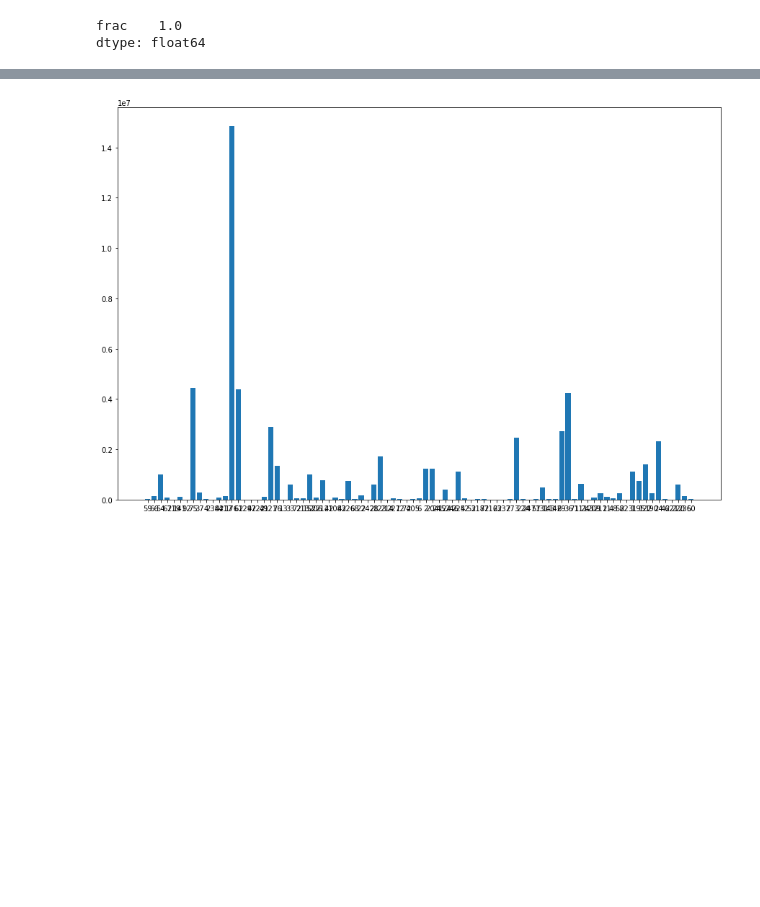
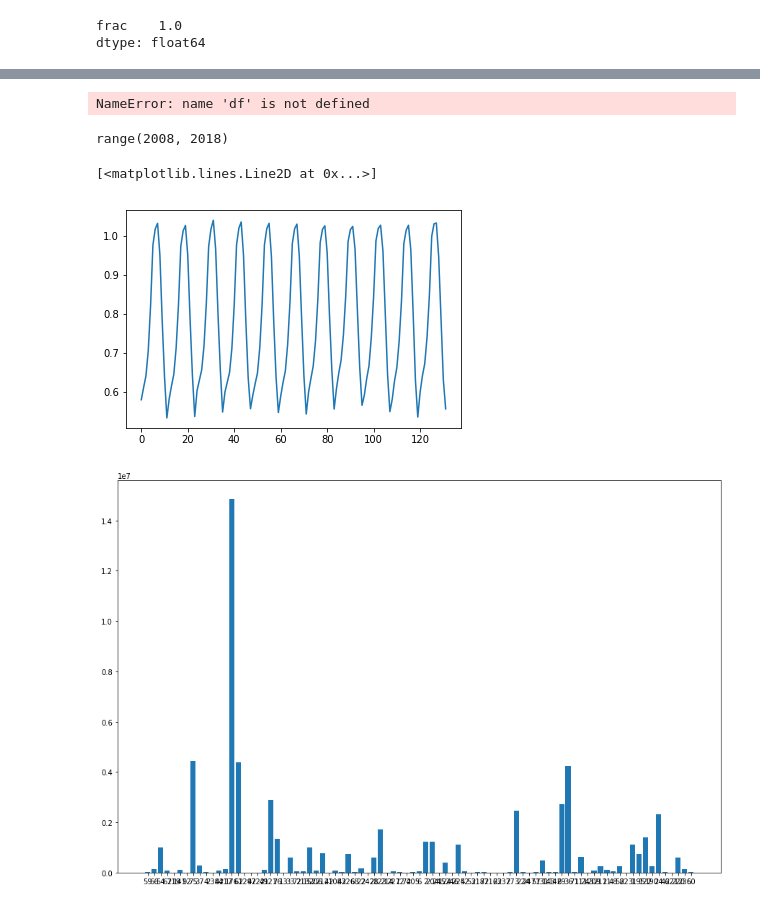
Before and after one commit to kashingtonDC/cvwbm, a Jupyter notebook: code/CDL_kc.ipynb, the cells around one changed output, grey strips where cells are left out. Drawn from its saved outputs; the diff is of its cells as text; code cells hidden in the pictures; blank space fills up the shorter version.

```diff
--- a/code/CDL_kc.ipynb
+++ b/code/CDL_kc.ipynb
@@ -402,0 +411,42 @@ mdf.m1.sum()
+# %%
+df.columns
+# %% [output]
+NameError: name 'df' is not defined
+# %%
+for i in range(2008, 2018)
+print(years)
+# %% [output]
+range(2008, 2018)
+# %%
+# Disaggregate the annual fractions to the FMP fractions
+
+multipliers = []
+
+# Loop through the annual CDL fractions dict
+for i in fractions:
+    fmp = {k: 0 for k in range(1, 1+len(cdl2f))}
+
+    for k,v in i.items():
+        # For each CDL class (keys), find the corresponding FMP class in the cdl2f dict values.
+        for k2,v2 in cdl2f.items():
+            # IF the CDL class is in the FMP lookup table values: add the CDL fraction to the fmp dict
+            if k in v2:
+                fmp[k2] += i[k]
+            else:
+                continue
+
+    # Join the FMP to the kc table
+    t = pd.DataFrame.from_dict(fmp, orient='index')
+    t.columns = ['frac']
+    df = pd.merge(kc,t, left_on = "Crop_id", right_index = True)
+
+    # Multiply the fractions by monthly kcs, take the sum across all classes, then append to multipliers list
+    for i in df.columns[2:-1]:
+        mult = sum(df[i] * df.frac)
+        multipliers.append(mult)
+# %%
+# Sanity Check
+plt.plot(multipliers)
+# %% [output]
+[<matplotlib.lines.Line2D at 0x...>]
+[figure, added]
```
Also changed, not shown: parts of 6 cells of this notebook.
